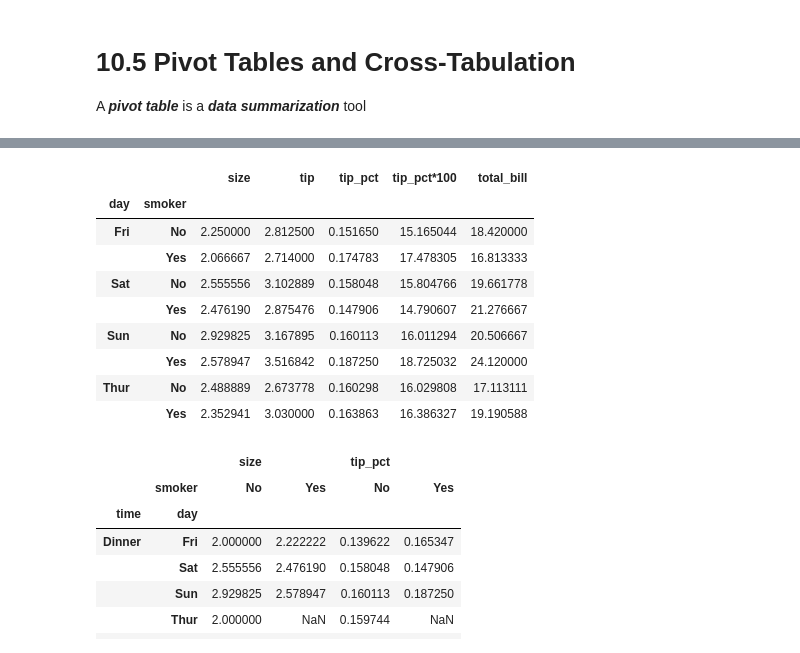
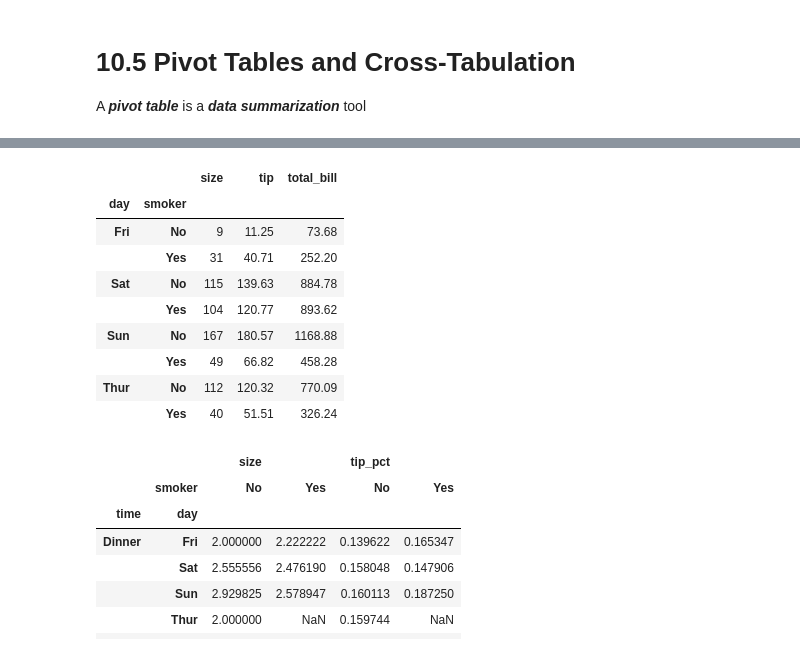
Before and after one commit to hasanahaffendy/STQD6014---Data-Science, a Jupyter notebook: Week12_DataAggregation_20240107_WC.ipynb, the cells around one changed output, grey strips where cells are left out. Drawn from its saved outputs; the diff is of its cells as text; code cells hidden in the pictures.

```diff
--- a/Week12_DataAggregation_20240107_WC.ipynb
+++ b/Week12_DataAggregation_20240107_WC.ipynb
@@ -1262,18 +1305,19 @@ tips
 # %%
 # pivot table - getting mean for each column
 # A groupby function
-tips.pivot_table(index = ['day', 'smoker'])
+# aggfunc='mean' -> this is by default
+tips.pivot_table(index = ['day', 'smoker'], aggfunc='sum')
 # %% [output]
-|  |  | size | tip | tip_pct | tip_pct*100 | total_bill |
-| day | smoker |  |  |  |  |  |
-| Fri | No | 2.250000 | 2.812500 | 0.151650 | 15.165044 | 18.420000 |
-|  | Yes | 2.066667 | 2.714000 | 0.174783 | 17.478305 | 16.813333 |
-| Sat | No | 2.555556 | 3.102889 | 0.158048 | 15.804766 | 19.661778 |
-|  | Yes | 2.476190 | 2.875476 | 0.147906 | 14.790607 | 21.276667 |
-| Sun | No | 2.929825 | 3.167895 | 0.160113 | 16.011294 | 20.506667 |
-|  | Yes | 2.578947 | 3.516842 | 0.187250 | 18.725032 | 24.120000 |
-| Thur | No | 2.488889 | 2.673778 | 0.160298 | 16.029808 | 17.113111 |
-|  | Yes | 2.352941 | 3.030000 | 0.163863 | 16.386327 | 19.190588 |
+|  |  | size | tip | total_bill |
+| day | smoker |  |  |  |
+| Fri | No | 9 | 11.25 | 73.68 |
+|  | Yes | 31 | 40.71 | 252.20 |
+| Sat | No | 115 | 139.63 | 884.78 |
+|  | Yes | 104 | 120.77 | 893.62 |
+| Sun | No | 167 | 180.57 | 1168.88 |
+|  | Yes | 49 | 66.82 | 458.28 |
+| Thur | No | 112 | 120.32 | 770.09 |
+|  | Yes | 40 | 51.51 | 326.24 |
 # %%
 # Another example - getting mean for size and tip_pct columns
 # Complex but very useful
```
Also changed, not shown: parts of 5 cells of this notebook.
